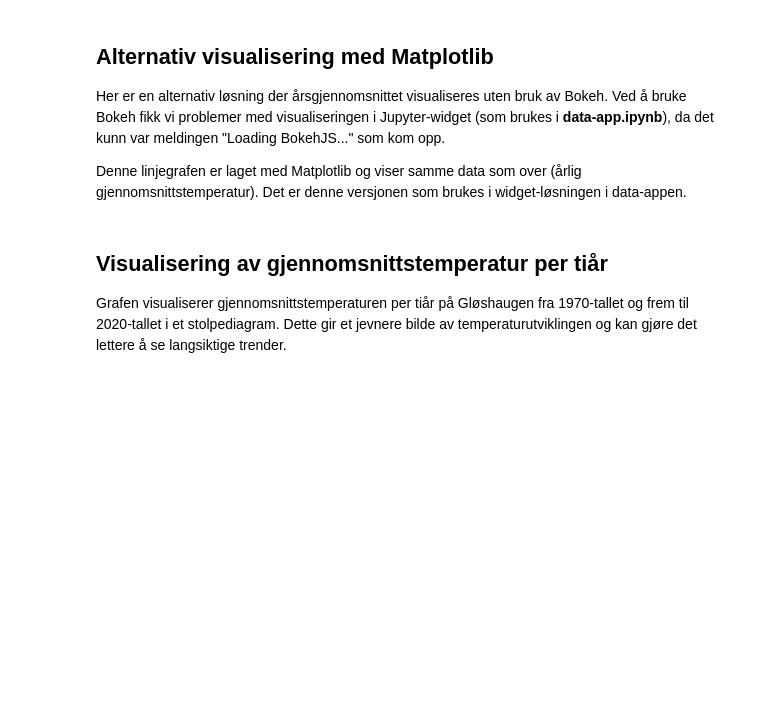
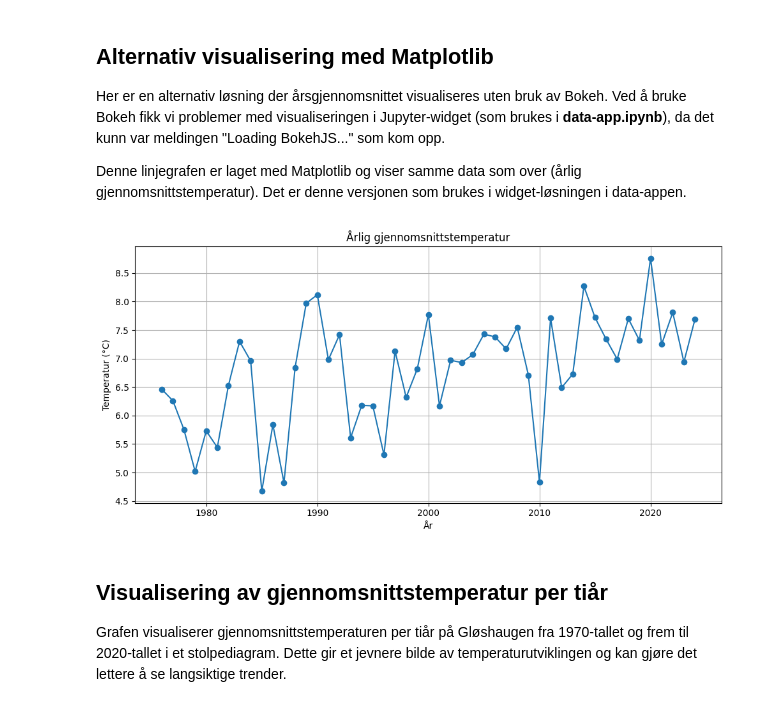
Before and after one commit to idunnbh/Mappe, a Jupyter notebook: notebooks/Visualisering.ipynb, the cells around one changed output. Cells and saved outputs as stored; diff of their text form; code cells hidden in the pictures; blank space fills up the shorter version.

```diff
--- a/notebooks/Visualisering.ipynb
+++ b/notebooks/Visualisering.ipynb
@@ -51,13 +51,10 @@ Her er en alternativ løsning der årsgjennomsnittet visualiseres uten bruk av B
 
 Denne linjegrafen er laget med Matplotlib og viser samme data som over (årlig gjennomsnittstemperatur). Det er denne versjonen som brukes i  widget-løsningen i data-appen.
 # %%
-from statistikk import analyser_temperatur
-from temp_visualisering import plott_temperatur_år
-
-resultat = analyser_temperatur("../data/temp_gloshaugen_historisk_renset_ 50.csv")
-df_temp = resultat["temperatur"]["årlig_snitt"]
-df_temp = resultat["temperatur"]["årlig_snitt"].rename(columns={"årsgjennomsnitt": "gjennomsnitt"})
-plott_temperatur_år(df_temp)
+from temp_visualisering import plot_temperatur_år
+plot_temperatur_år(df_temp)
+# %% [output]
+[figure, added]
 # %% [markdown]
 ## Visualisering av gjennomsnittstemperatur per tiår
 
```
Also changed, not shown: parts of 22 cells of this notebook.
